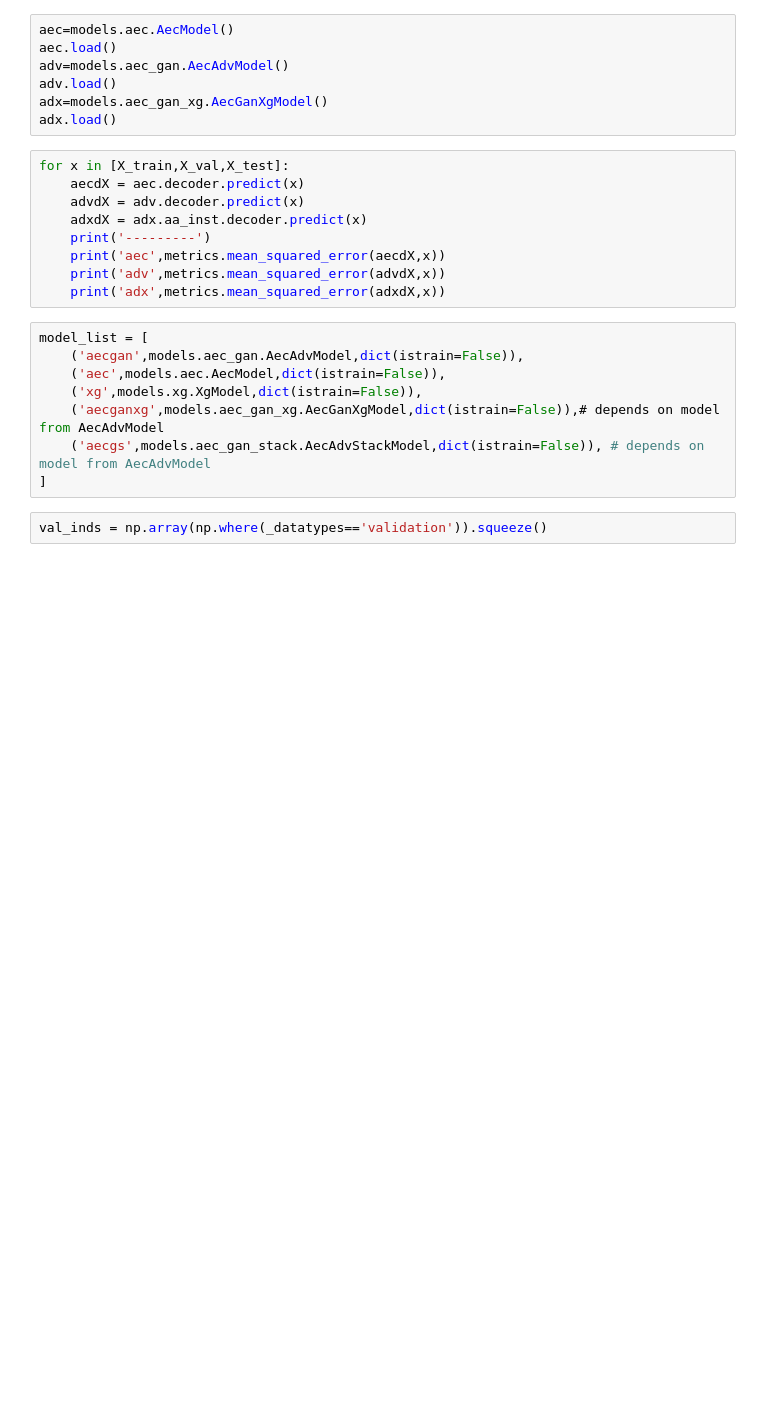
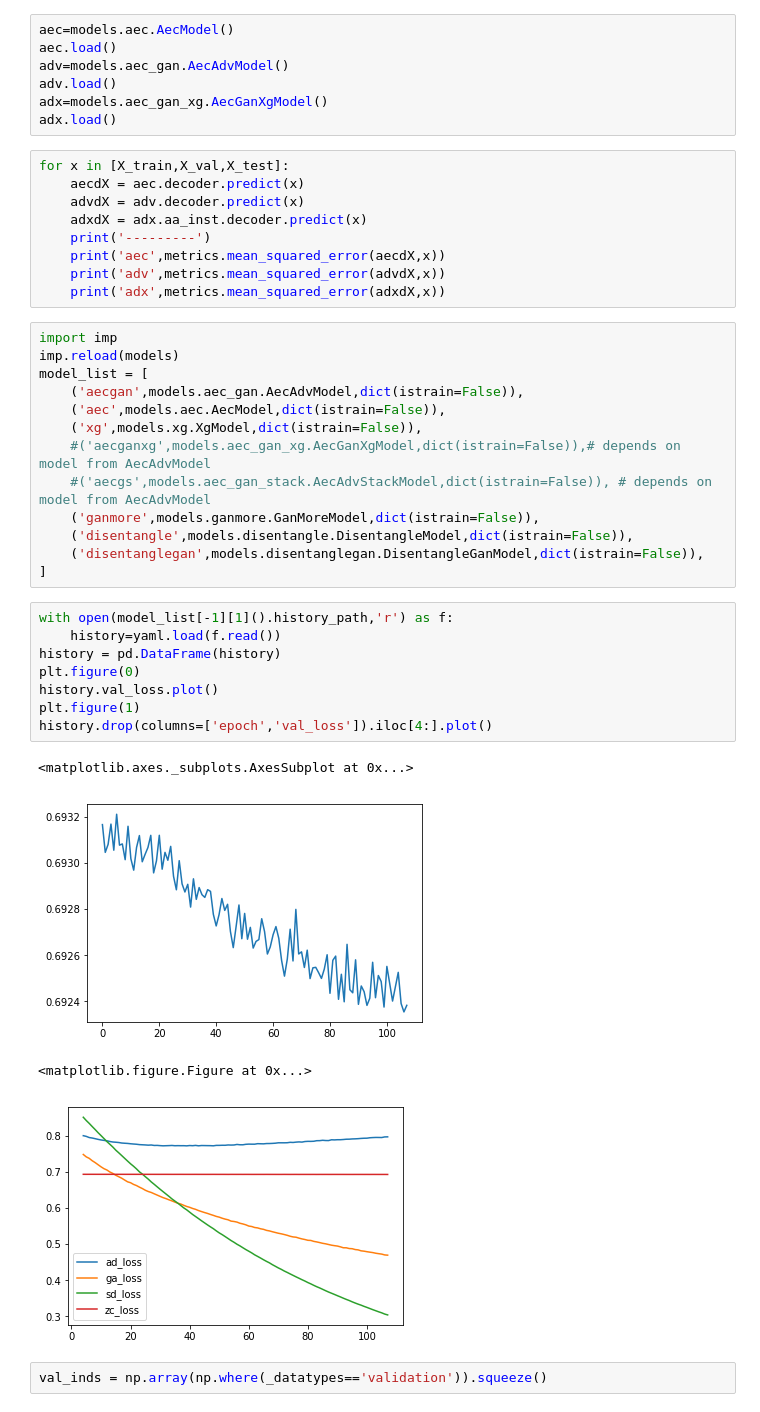
Before and after one commit to pangyuteng/yomamai, a Jupyter notebook: bin/consistency.ipynb, the cells around one changed output. Saved outputs shown, nothing was run; the diff lists cells and outputs as text; blank space fills up the shorter version.

```diff
--- a/bin/consistency.ipynb
+++ b/bin/consistency.ipynb
@@ -48,13 +48,31 @@ for x in [X_train,X_val,X_test]:
     print('adv',metrics.mean_squared_error(advdX,x))
     print('adx',metrics.mean_squared_error(adxdX,x))
 # %%
+import imp
+imp.reload(models)
 model_list = [
     ('aecgan',models.aec_gan.AecAdvModel,dict(istrain=False)),
     ('aec',models.aec.AecModel,dict(istrain=False)),
     ('xg',models.xg.XgModel,dict(istrain=False)),
-    ('aecganxg',models.aec_gan_xg.AecGanXgModel,dict(istrain=False)),# depends on model from AecAdvModel
-    ('aecgs',models.aec_gan_stack.AecAdvStackModel,dict(istrain=False)), # depends on model from AecAdvModel
+    #('aecganxg',models.aec_gan_xg.AecGanXgModel,dict(istrain=False)),# depends on model from AecAdvModel
+    #('aecgs',models.aec_gan_stack.AecAdvStackModel,dict(istrain=False)), # depends on model from AecAdvModel
+    ('ganmore',models.ganmore.GanMoreModel,dict(istrain=False)),
+    ('disentangle',models.disentangle.DisentangleModel,dict(istrain=False)),
+    ('disentanglegan',models.disentanglegan.DisentangleGanModel,dict(istrain=False)),
 ]
+# %%
+with open(model_list[-1][1]().history_path,'r') as f:
+    history=yaml.load(f.read())
+history = pd.DataFrame(history)
+plt.figure(0)
+history.val_loss.plot()
+plt.figure(1)
+history.drop(columns=['epoch','val_loss']).iloc[4:].plot()
+# %% [output]
+<matplotlib.axes._subplots.AxesSubplot at 0x...>
+[figure, added]
+<matplotlib.figure.Figure at 0x...>
+[figure, added]
 # %%
 val_inds = np.array(np.where(_datatypes=='validation')).squeeze()
 # %%
```
Also changed, not shown: parts of 7 cells of this notebook, 6 other files.
